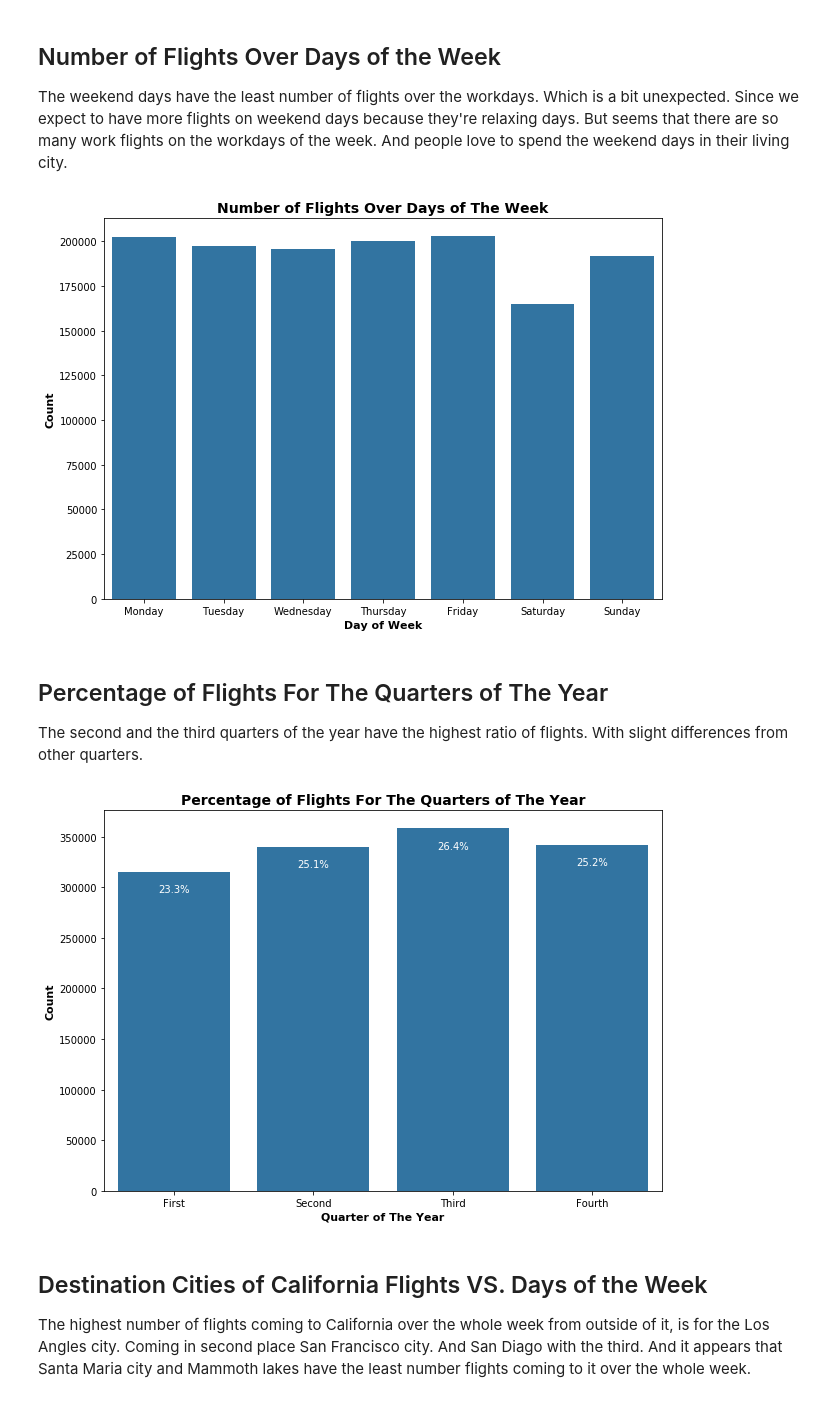
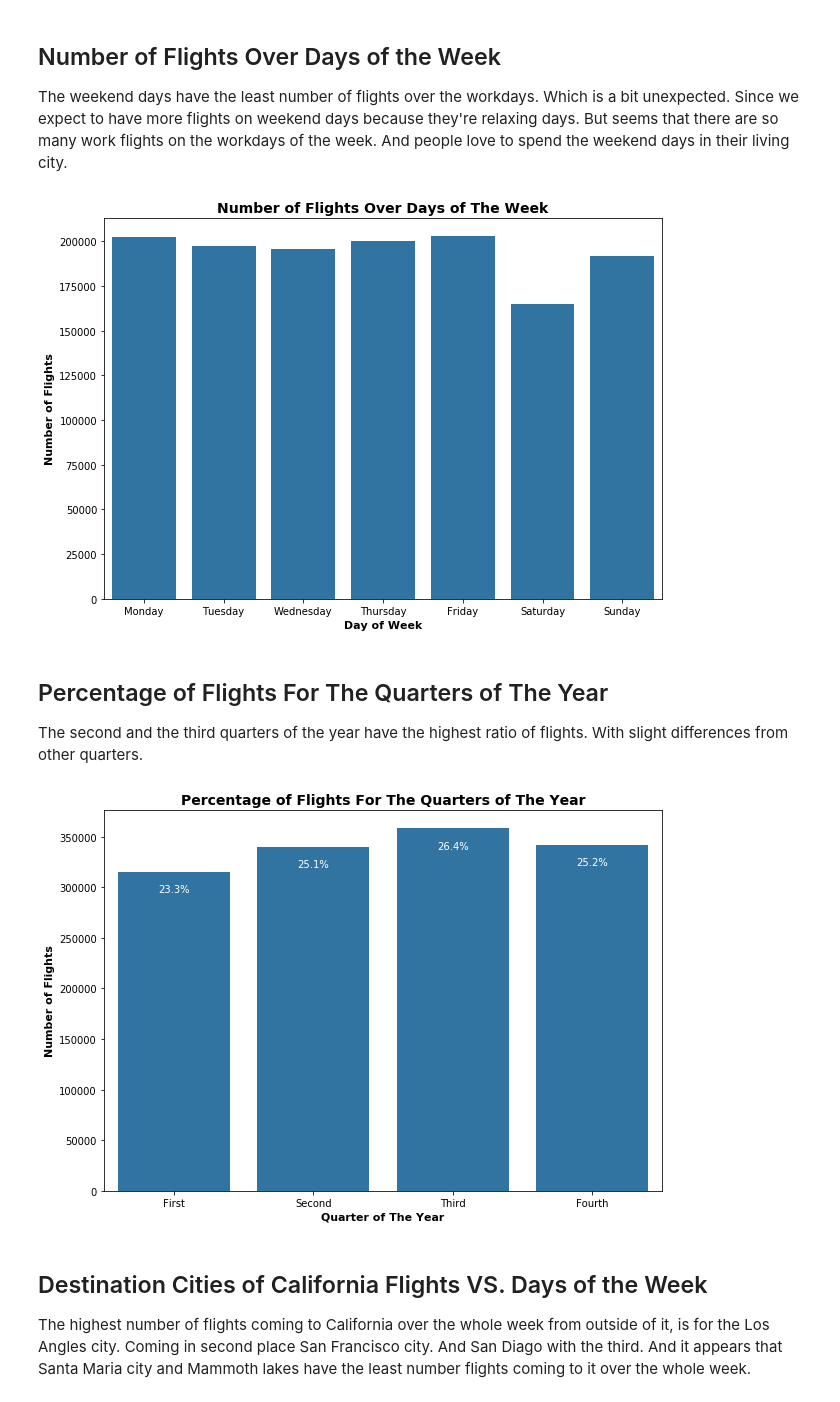
Before and after one commit to Faisal-AlDhuwayhi/Communicate-Data-Findings, a Jupyter notebook: slide_deck_template.ipynb, the cells around one changed output. Cells and saved outputs as stored; diff of their text form; code cells hidden in the pictures.

```diff
--- a/slide_deck_template.ipynb
+++ b/slide_deck_template.ipynb
@@ -81,14 +81,14 @@ The weekend days have the least number of flights over the workdays. Which is a
 # %%
 # Bar plot
 plt.figure(figsize=[10,7])
 base_color = sb.color_palette()[0]
 sb.countplot(data = flights_master, x = 'day_of_week', color = base_color)
 
 plt.title('Number of Flights Over Days of The Week', fontsize=14, weight = 'bold')
 plt.xlabel('Day of Week', fontsize=11, weight = 'bold')
-plt.ylabel('Count', fontsize=11, weight = 'bold');
+plt.ylabel('Number of Flights', fontsize=11, weight = 'bold');
 # %% [output]
-[figure, old version]
+[figure, new version]
 # %% [markdown]
 ## Percentage of Flights For The Quarters of The Year
 
@@ -100,7 +100,7 @@ base_color = sb.color_palette()[0]
 sb.countplot(data = flights_master, x = 'quarter', color = base_color)
 plt.title('Percentage of Flights For The Quarters of The Year', fontsize=14, weight = 'bold')
 plt.xlabel('Quarter of The Year', fontsize=11, weight = 'bold')
-plt.ylabel('Count', fontsize=11, weight = 'bold');
+plt.ylabel('Number of Flights', fontsize=11, weight = 'bold');
 
 
 # add annotations
@@ -118,7 +118,7 @@ for loc, label in zip(locs, labels):
     # print the annotation just below the top of the bar
     plt.text(loc, count-20000, pct_string, ha = 'center', color = 'w')
 # %% [output]
-[figure, old version]
+[figure, new version]
 # %% [markdown]
 ## Destination Cities of California Flights VS. Days of the Week
 
```
Also changed, not shown: parts of 2 cells of this notebook.
